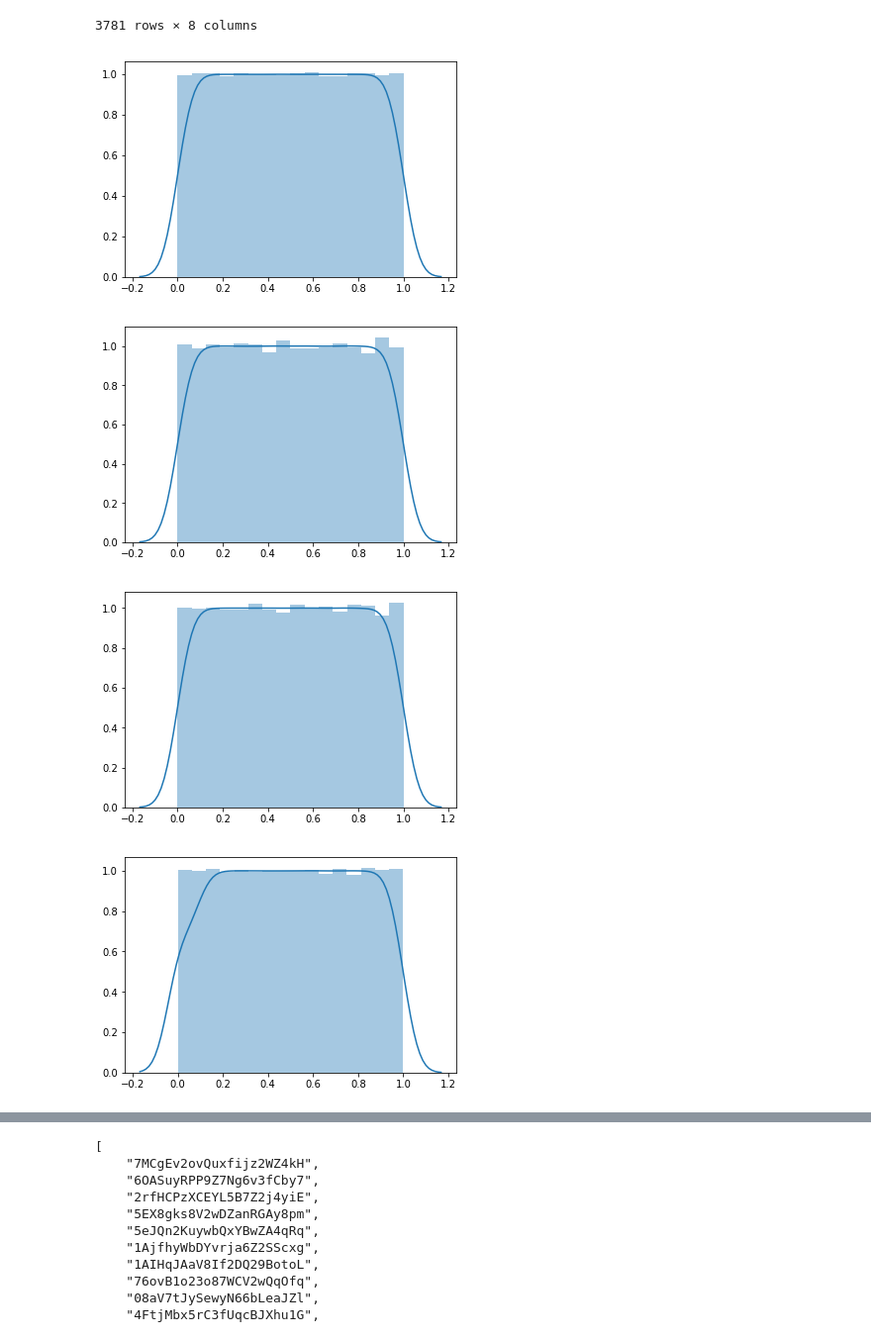
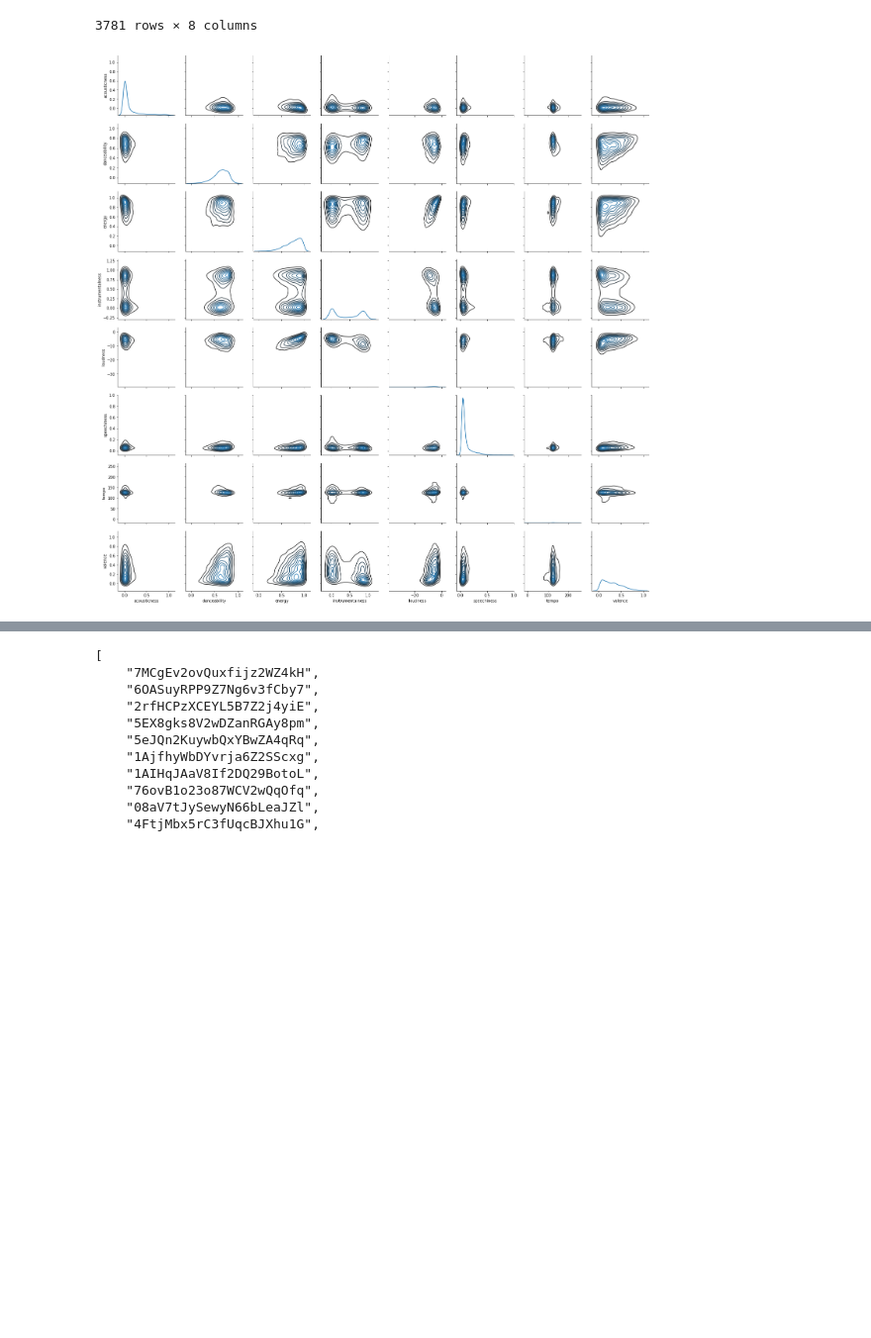
Before and after one commit to wardzin/sortify, a Jupyter notebook: sortify.ipynb, the cells around one changed output, grey strips where cells are left out. Shown: that part at 99% size. Cells and saved outputs as stored; diff of their text form; code cells hidden in the pictures; blank space fills up the shorter version.

```diff
--- a/sortify.ipynb
+++ b/sortify.ipynb
@@ -53,39 +65,38 @@ for chunk in id_chunks:
 # %%
 import pandas as pd
 import numpy as np
 from sklearn import preprocessing
-from sklearn.cluster import KMeans
 import seaborn as sns
 import matplotlib.pyplot as plt
 
 df = pd.DataFrame(data=data, index=ids)
 display(df)
-X = preprocessing.quantile_transform(df.values)
-for x in X.transpose():
-    sns.distplot(x)
-    plt.show()
-clusters = 5
-kmeans = KMeans(n_clusters=clusters, n_jobs=-1).fit(X)
+
+g = sns.PairGrid(df)
+g.map_diag(sns.kdeplot)
+g.map_offdiag(sns.kdeplot, n_levels=10);
+
+# X = preprocessing.scale(df.values)
+# for x in X.transpose():
+#     sns.distplot(x)
+#     plt.show()
 # %% [output]
 |  | acousticness | danceability | energy | instrumentalness | loudness | speechiness | tempo | valence |
 | 7MCgEv2ovQuxfijz2WZ4kH | 0.033000 | 0.6150 | 0.826 | 0.000070 | -3.774 | 0.1450 | 121.940 | 0.4890 |
 | 6OASuyRPP9Z7Ng6v3fCby7 | 0.008490 | 0.4640 | 0.966 | 0.045500 | -2.118 | 0.2470 | 149.719 | 0.4380 |
 | 2rfHCPzXCEYL5B7Z2j4yiE | 0.023400 | 0.6360 | 0.933 | 0.013100 | -3.349 | 0.5150 | 170.276 | 0.3920 |
 | 5EX8gks8V2wDZanRGAy8pm | 0.004670 | 0.6650 | 0.951 | 0.000072 | -2.204 | 0.3390 | 75.006 | 0.4820 |
 | 5eJQn2KuywbQxYBwZA4qRq | 0.000717 | 0.7060 | 0.913 | 0.004580 | -3.236 | 0.2130 | 127.927 | 0.4780 |
 | 1AjfhyWbDYvrja6Z2SScxg | 0.006990 | 0.5920 | 0.964 | 0.382000 | -3.254 | 0.3570 | 74.896 | 0.4790 |
 | 1AIHqJAaV8If2DQ29BotoL | 0.034600 | 0.4970 | 0.913 | 0.014000 | -3.385 | 0.2890 | 115.559 | 0.1820 |
 | 76ovB1o23o87WCV2wQqOfq | 0.023000 | 0.5010 | 0.898 | 0.008410 | -4.911 | 0.3160 | 106.393 | 0.2290 |
 | 08aV7tJySewyN66bLeaJZl | 0.028600 | 0.5110 | 0.733 | 0.004910 | -2.802 | 0.0455 | 80.000 | 0.1360 |
 | 4FtjMbx5rC3fUqcBJXhu1G | 0.000429 | 0.6600 | 0.798 | 0.812000 | -5.549 | 0.0394 | 123.013 | 0.4200 |
 | ... | ... | ... | ... | ... | ... | ... | ... | ... |
 | 4vS8VaBwJJV5Ry7UFIQuoo | 0.003460 | 0.7230 | 0.809 | 0.001230 | -3.081 | 0.0625 | 98.007 | 0.2740 |
 | 0nYeRpGjoxuUil44YsU8ir | 0.000352 | 0.7190 | 0.668 | 0.498000 | -6.350 | 0.0479 | 99.995 | 0.1660 |
 | 0YNBtfdqHuADxEjGai08bw | 0.001740 | 0.8560 | 0.873 | 0.899000 | -2.652 | 0.0891 | 99.984 | 0.2200 |
 | 6zkhhG8iQ8waiwGkQuhoE1 | 0.006890 | 0.2620 | 0.474 | 0.840000 | -9.079 | 0.0359 | 120.327 | 0.0470 |
 | 76ZDwA8uTyMys4LIS3pBUX | 0.251000 | 0.0848 | 0.212 | 0.646000 | -11.406 | 0.0369 | 177.559 | 0.0572 |
 3781 rows × 8 columns
-[figure, old version]
+[figure, new version]
-[figure, removed]
-[figure, removed]
-[figure, removed]
```
Also changed, not shown: parts of 6 cells of this notebook.
